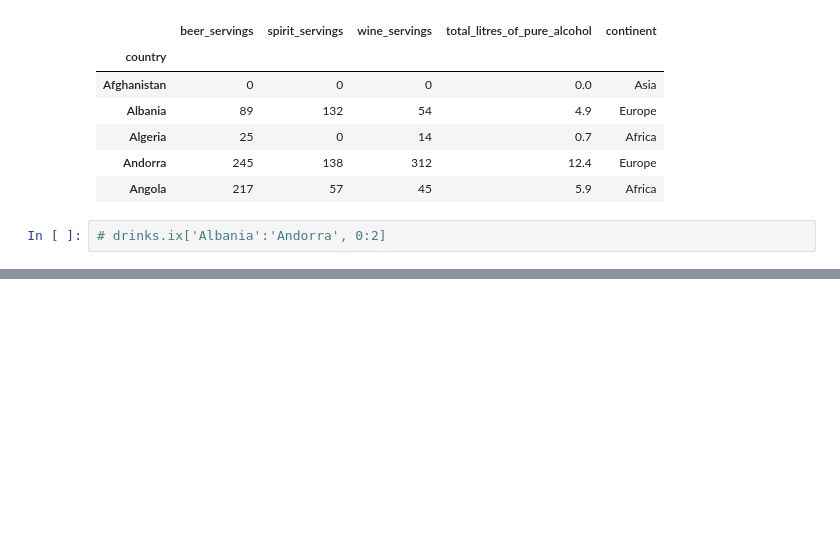
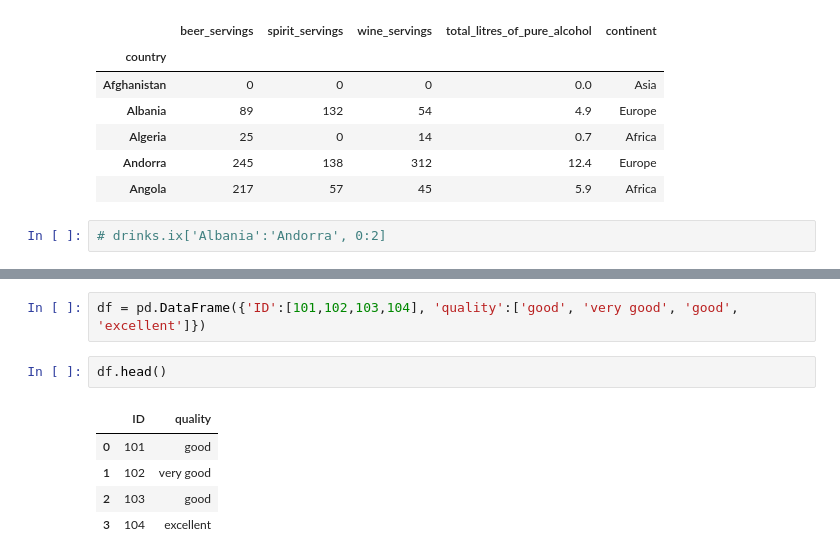
Before and after one commit to mohitacecode/Data-Ananlysis-with-Pandas, a Jupyter notebook: Ipython Notebook/Data Analysis with pandas.ipynb, the cells around one changed output, grey strips where cells are left out. Drawn from its saved outputs; the diff is of its cells as text; blank space fills up the shorter version.

```diff
--- a/Ipython Notebook/Data Analysis with pandas.ipynb
+++ b/Ipython Notebook/Data Analysis with pandas.ipynb
@@ -1457,0 +1655,10 @@ drinks.head()
+# %%
+df = pd.DataFrame({'ID':[101,102,103,104], 'quality':['good', 'very good', 'good', 'excellent']})
+# %%
+df.head()
+# %% [output]
+|  | ID | quality |
+| 0 | 101 | good |
+| 1 | 102 | very good |
+| 2 | 103 | good |
+| 3 | 104 | excellent |
```
Also changed, not shown: parts of 40 cells of this notebook.
